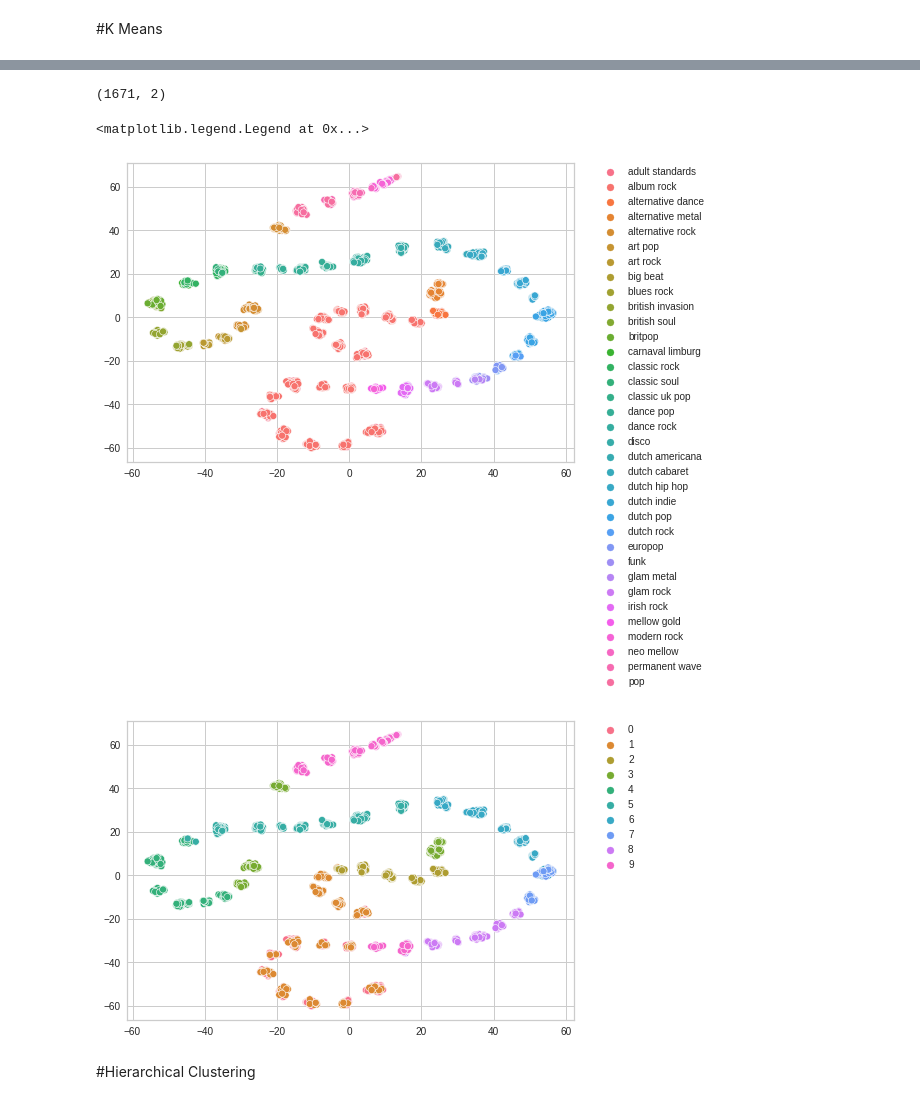
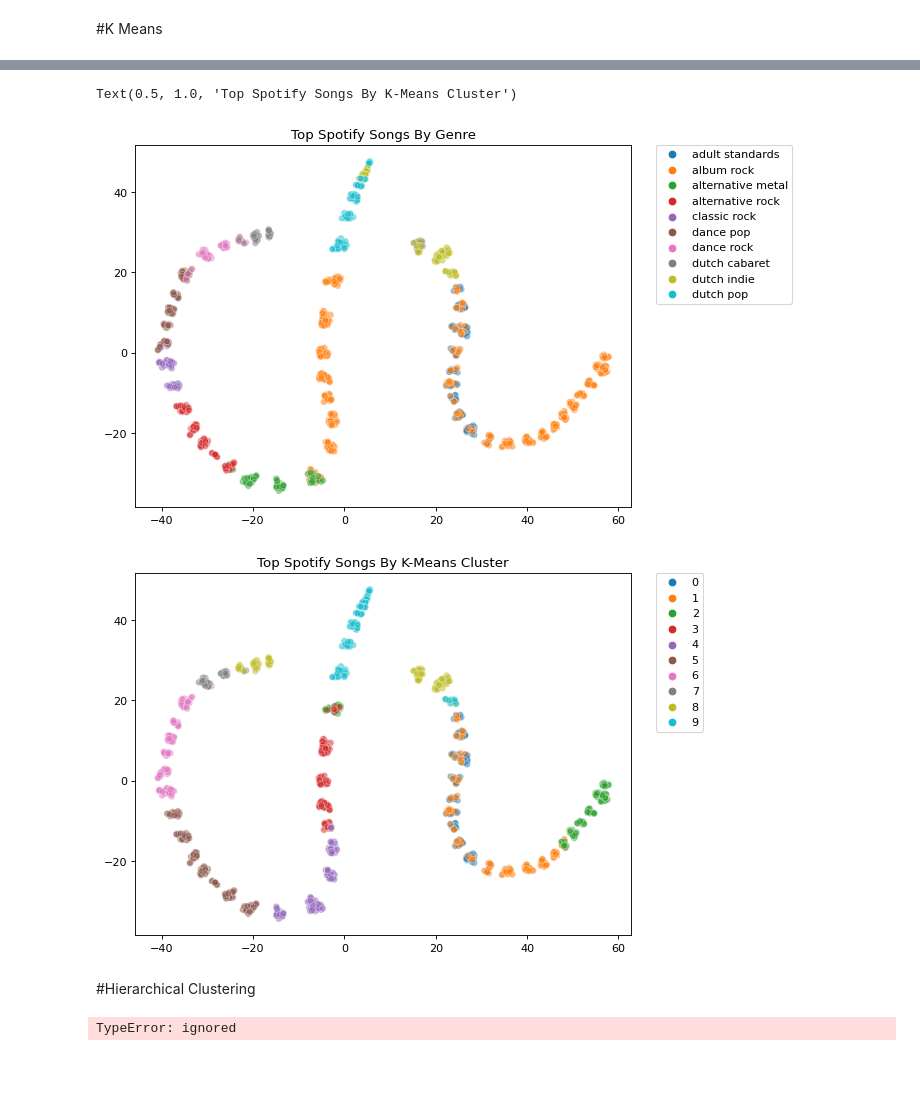
Before and after one commit to JacksonHassell/DSP-Project, a Jupyter notebook: DSP_Project.ipynb, the cells around one changed output, grey strips where cells are left out. Saved outputs shown, nothing was run; the diff lists cells and outputs as text; code cells hidden in the pictures; blank space fills up the shorter version.

```diff
--- a/DSP_Project.ipynb
+++ b/DSP_Project.ipynb
@@ -55,8 +61,10 @@ columns_to_standardize = ['Beats Per Minute (BPM)', 'Energy', 'Danceability', 'L
 for col in columns_to_standardize:
   df_encoded[col] = standardize_column(df_encoded[col])
 
-# df_encoded = df_encoded.join(pd.get_dummies(df_encoded['Top Genre']))
-# df_encoded = df_encoded.drop('Top Genre', axis=1)
-df_encoded.drop('Top Genre', inplace=True, axis=1)
+df_encoded = df_encoded.drop('Top Genre', axis=1)
+
+
+#Experimental
+#df_encoded = df_encoded.drop(['Energy', 'Danceability', 'Liveness', 'Valence', 'Acousticness', 'Speechiness'], axis=1)
 # %% [markdown]
 #K Means
@@ -164,21 +140,25 @@ print(df_display.head(5))
+# %%
+from sklearn.manifold import TSNE
+
+graph_df = df_display.copy()
+
+top_genres = df_display['Genre'].value_counts()[0:10,].index.values
+graph_df = df_display[df_display['Genre'].isin(top_genres)]
+
+x_embedded = TSNE(n_components=2, random_state=7).fit_transform(graph_df.drop(['Genre', 'Cluster'], axis=1))
 # %%
-from sklearn.manifold import TSNE
+plt.figure(figsize=(8, 6), dpi=80)
+sns.scatterplot(x=x_embedded[:, 0], y=x_embedded[:,1], hue=graph_df.sort_values('Genre')['Genre'], legend='full', alpha=.5)
+plt.legend(bbox_to_anchor=(1.05, 1), loc=2, borderaxespad=0.)
+plt.title('Top Spotify Songs By Genre')
 
-# top_genres = df_display['Genre'].value_counts()[0:10,].index.values
-# top_data = df_display[df_display['Genre'].isin(top_genres)]
-
-x_embedded = TSNE(n_components=2).fit_transform(df_display.drop(['Genre', 'Cluster'], axis=1))
-print(x_embedded.shape)
-sns.scatterplot(x=x_embedded[:, 0], y=x_embedded[:,1], hue=df_display.sort_values('Genre')['Genre'], legend='full')
+plt.figure(figsize=(8, 6), dpi=80)
+sns.scatterplot(x=x_embedded[:, 0], y=x_embedded[:,1], hue=graph_df.sort_values('Cluster')['Cluster'].astype(str), legend='full', alpha=.5)
 plt.legend(bbox_to_anchor=(1.05, 1), loc=2, borderaxespad=0.)
-
-plt.figure()
-sns.scatterplot(x=x_embedded[:, 0], y=x_embedded[:,1], hue=df_display.sort_values('Cluster')['Cluster'].astype(str), legend='full')
-plt.legend(bbox_to_anchor=(1.05, 1), loc=2, borderaxespad=0.)
+plt.title('Top Spotify Songs By K-Means Cluster')
 # %% [output]
-(1671, 2)
+Text(0.5, 1.0, 'Top Spotify Songs By K-Means Cluster')
-<matplotlib.legend.Legend at 0x...>
-[figure, old version]
+[figure, new version]
-[figure, old version]
+[figure, new version]
 # %% [markdown]
 #Hierarchical Clustering
@@ -209,0 +165,17 @@ def plot_dendrogram(model, **kwargs):
+# %%
+from sklearn.cluster import AgglomerativeClustering
+from scipy.cluster.hierarchy import dendrogram, linkage
+model = AgglomerativeClustering(n_clusters = 10, compute_distances=True).fit(df_encoded)
+
+#Create a new dataframe from graphing and analysis purposes, with the original year and with k-means cluster labels added.
+df_display = df_encoded.copy()
+df_display['Cluster'] = model.labels_
+df_display['Genre'] = df['Top Genre']
+df_display['Year'] = df['Year']
+
+top_genres = df_display['Genre'].value_counts()[0:10,].index.values
+df_display = df_display[df_display['Genre'].isin(top_genres)]
+
+x_embedded = TSNE(n_components=2, random_state=7).fit_transform(df_display.drop(['Genre', 'Cluster'], axis=1))
+# %% [output]
+TypeError: ignored
```
Also changed, not shown: parts of 15 cells of this notebook.
